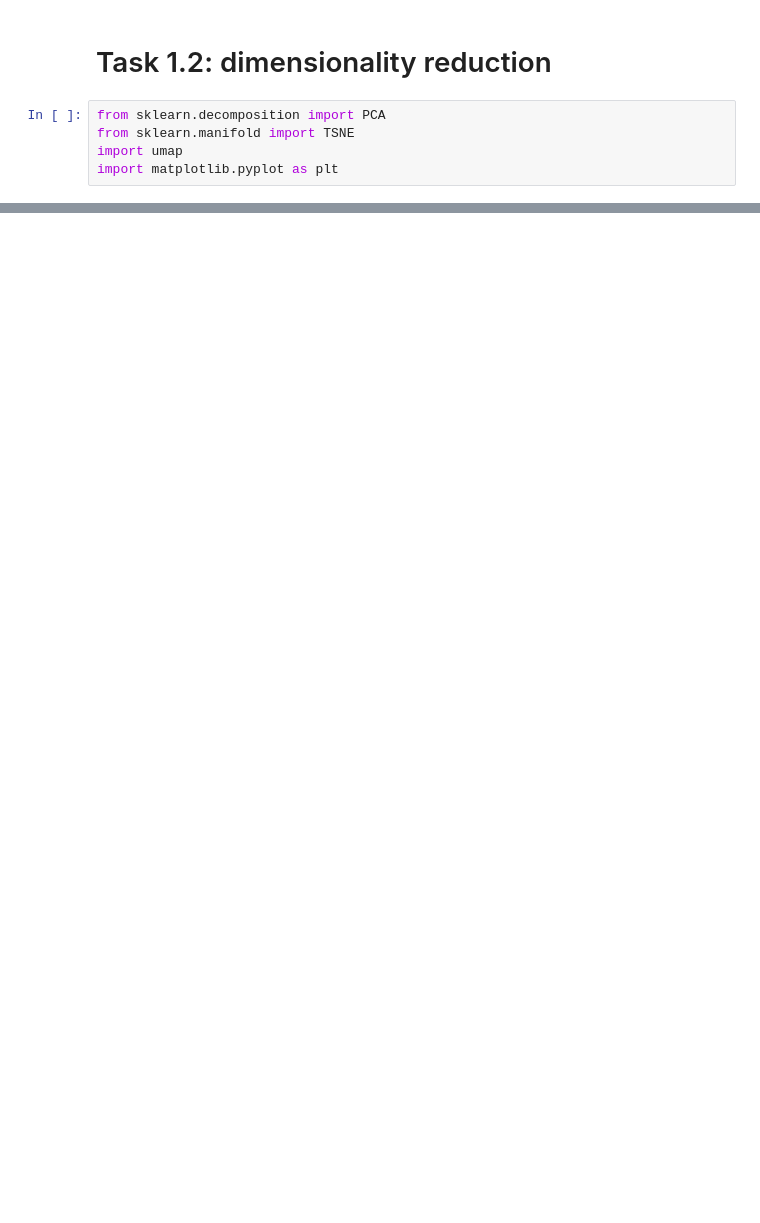
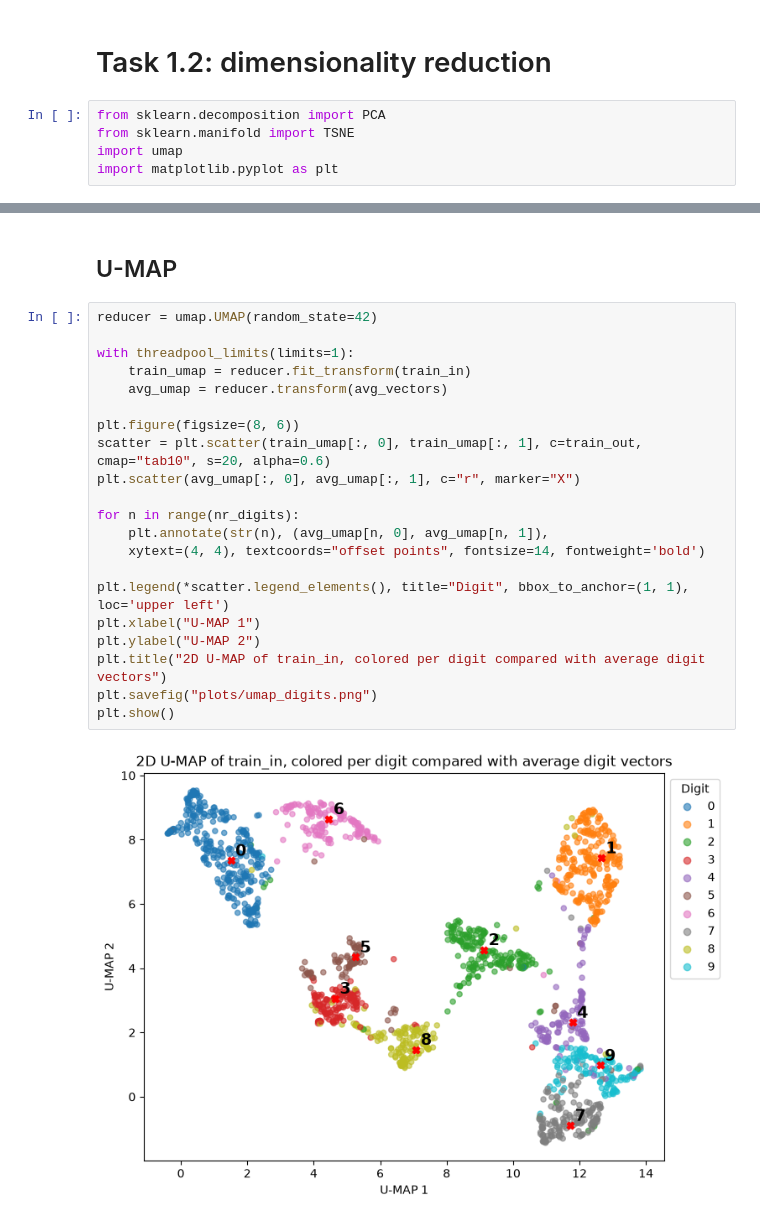
Before and after one commit to Jessek43/idl_a0, a Jupyter notebook: A0.ipynb, the cells around one changed output, grey strips where cells are left out. Drawn from its saved outputs; the diff is of its cells as text; blank space fills up the shorter version.

```diff
--- a/A0.ipynb
+++ b/A0.ipynb
@@ -152,0 +226,25 @@ plt.show()
+# %% [markdown]
+## U-MAP
+# %%
+reducer = umap.UMAP(random_state=42)
+
+with threadpool_limits(limits=1):
+    train_umap = reducer.fit_transform(train_in)
+    avg_umap = reducer.transform(avg_vectors)
+
+plt.figure(figsize=(8, 6))
+scatter = plt.scatter(train_umap[:, 0], train_umap[:, 1], c=train_out, cmap="tab10", s=20, alpha=0.6)
+plt.scatter(avg_umap[:, 0], avg_umap[:, 1], c="r", marker="X")
+
+for n in range(nr_digits):
+    plt.annotate(str(n), (avg_umap[n, 0], avg_umap[n, 1]),
+    xytext=(4, 4), textcoords="offset points", fontsize=14, fontweight='bold')
+
+plt.legend(*scatter.legend_elements(), title="Digit", bbox_to_anchor=(1, 1), loc='upper left')
+plt.xlabel("U-MAP 1")
+plt.ylabel("U-MAP 2")
+plt.title("2D U-MAP of train_in, colored per digit compared with average digit vectors")
+plt.savefig("plots/umap_digits.png")
+plt.show()
+# %% [output]
+[figure, added]
```
Also changed, not shown: parts of 13 cells of this notebook, 5 other files.
